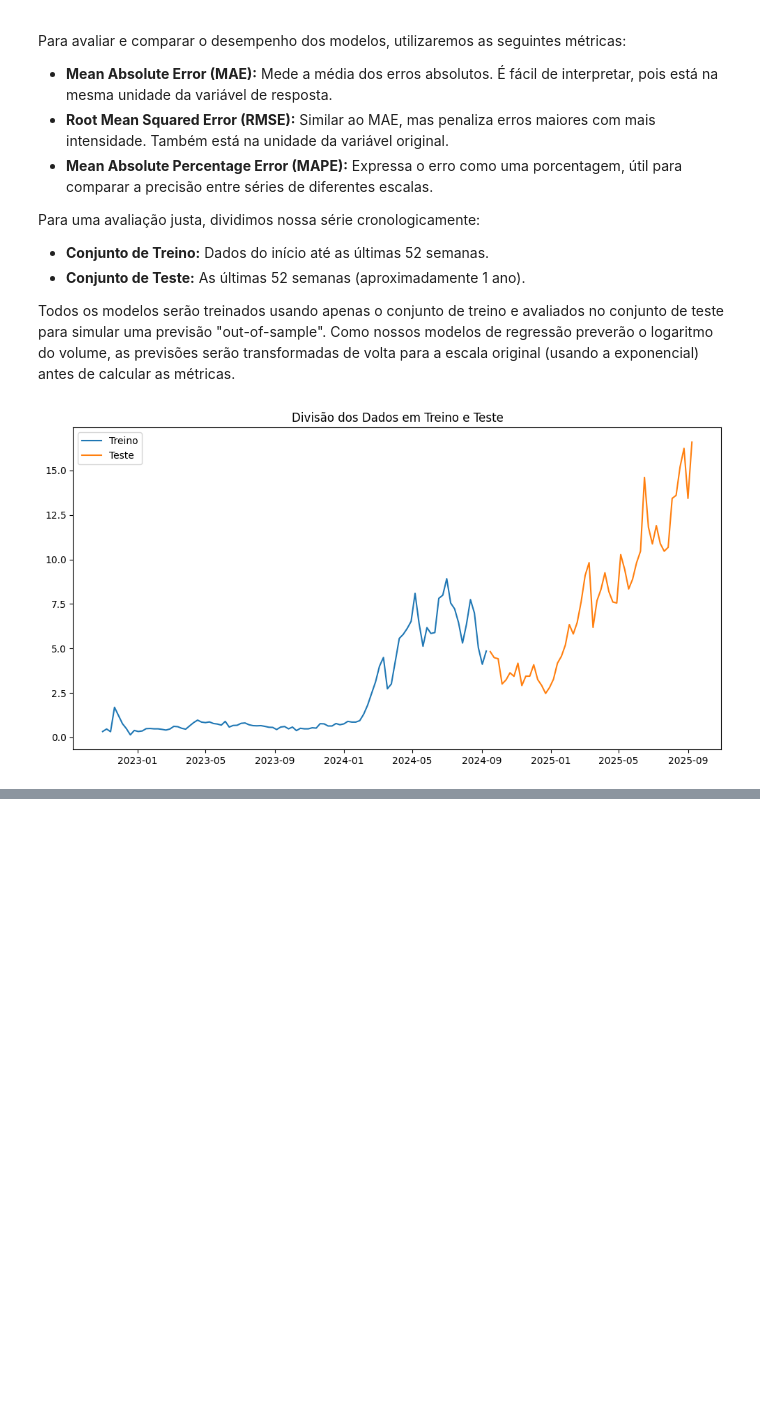
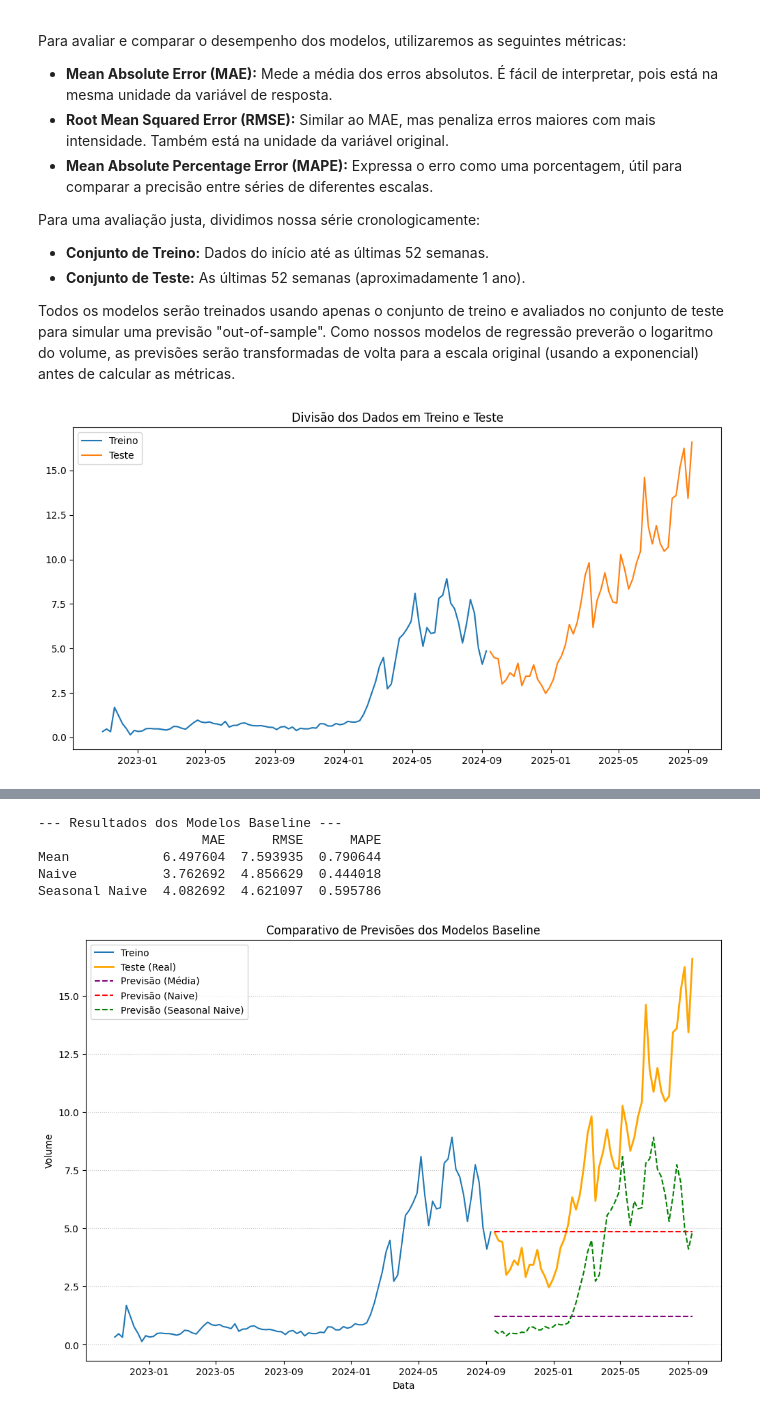
Before and after one commit to Vinasque/series_temporais, a Jupyter notebook: trabalho_a1.ipynb, the cells around one changed output, grey strips where cells are left out. Saved outputs shown, nothing was run; the diff lists cells and outputs as text; code cells hidden in the pictures; blank space fills up the shorter version.

Commit message:
modelos baseline

```diff
--- a/trabalho_a1.ipynb
+++ b/trabalho_a1.ipynb
@@ -388,0 +398,64 @@ plt.show()
+# %%
+results = {}
+
+# 1. Média
+pred_mean = np.full(len(y_test), y_train.mean())
+
+# 2. Naive (último valor observado)
+pred_naive = np.full(len(y_test), y_train.iloc[-1])
+
+# 3. Seasonal Naive (último valor do mesmo período sazonal)
+pred_seasonal_naive = y_train.iloc[-52:].values
+
+# revertendo a transformação logarítmica para calcular as métricas
+pred_mean_orig = np.exp(pred_mean)
+pred_naive_orig = np.exp(pred_naive)
+pred_seasonal_naive_orig = np.exp(pred_seasonal_naive)
+y_test_orig = np.exp(y_test)
+
+# métricas
+results['Mean'] = {
+    'MAE': mean_absolute_error(y_test_orig, pred_mean_orig),
+    'RMSE': np.sqrt(mean_squared_error(y_test_orig, pred_mean_orig)),
+    'MAPE': mean_absolute_percentage_error(y_test_orig, pred_mean_orig) # <-- ADICIONADO
+}
+results['Naive'] = {
+    'MAE': mean_absolute_error(y_test_orig, pred_naive_orig),
+    'RMSE': np.sqrt(mean_squared_error(y_test_orig, pred_naive_orig)),
+    'MAPE': mean_absolute_percentage_error(y_test_orig, pred_naive_orig) # <-- ADICIONADO
+}
+results['Seasonal Naive'] = {
+    'MAE': mean_absolute_error(y_test_orig, pred_seasonal_naive_orig),
+    'RMSE': np.sqrt(mean_squared_error(y_test_orig, pred_seasonal_naive_orig)),
+    'MAPE': mean_absolute_percentage_error(y_test_orig, pred_seasonal_naive_orig) # <-- ADICIONADO
+}
+
+results_df = pd.DataFrame(results).T
+print("--- Resultados dos Modelos Baseline ---")
+print(results_df)
+
+
+plt.figure(figsize=(12, 8))
+
+# dados reais
+plt.plot(train_df.index, train_df['volume'], label='Treino')
+plt.plot(test_df.index, test_df['volume'], label='Teste (Real)', color='orange', linewidth=2)
+
+# previsões
+plt.plot(test_df.index, pred_mean_orig, label='Previsão (Média)', linestyle='--', color='purple')
+plt.plot(test_df.index, pred_naive_orig, label='Previsão (Naive)', linestyle='--', color='red')
+plt.plot(test_df.index, pred_seasonal_naive_orig, label='Previsão (Seasonal Naive)', linestyle='--', color='green')
+
+plt.title('Comparativo de Previsões dos Modelos Baseline')
+plt.xlabel('Data')
+plt.ylabel('Volume')
+plt.legend()
+plt.grid(axis='y', linestyle=':', alpha=0.7)
+plt.show()
+# %% [output]
+--- Resultados dos Modelos Baseline ---
+                     MAE      RMSE      MAPE
+Mean            6.497604  7.593935  0.790644
+Naive           3.762692  4.856629  0.444018
+Seasonal Naive  4.082692  4.621097  0.595786
+[figure, added]
```
Also changed, not shown: parts of 3 cells of this notebook.
